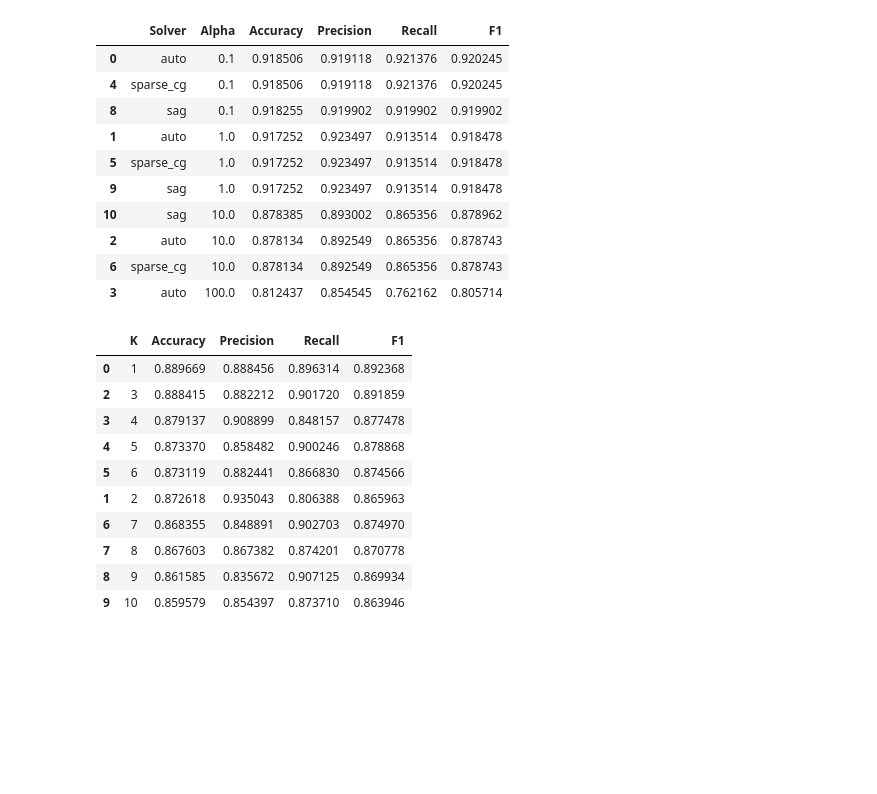
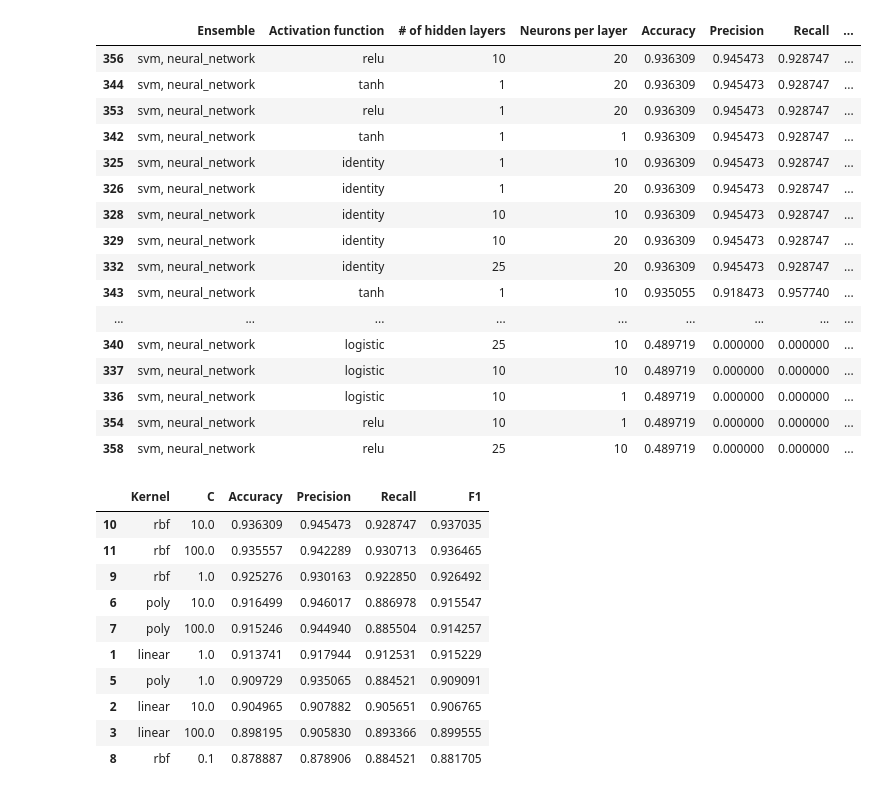
Before and after one commit to Roan-Schellingerhout/YouTube_conspiracy_paper, a Jupyter notebook: Results/Hyperparameters.ipynb, the cells around one changed output. Saved outputs shown, nothing was run; the diff lists cells and outputs as text; code cells hidden in the pictures; blank space fills up the shorter version.

Commit message:
Display optimal ensembles and plot hyperparameter tuning results

```diff
--- a/Results/Hyperparameters.ipynb
+++ b/Results/Hyperparameters.ipynb
@@ -59,28 +5,41 @@ pd.read_csv("logistic_regression.csv").sort_values("Accuracy", ascending=False).
-# %%
-pd.read_csv("ridge_classification.csv").sort_values("Accuracy", ascending=False).drop("Unnamed: 0", axis=1).head(10)
-# %% [output]
-|  | Solver | Alpha | Accuracy | Precision | Recall | F1 |
-| 0 | auto | 0.1 | 0.918506 | 0.919118 | 0.921376 | 0.920245 |
-| 4 | sparse_cg | 0.1 | 0.918506 | 0.919118 | 0.921376 | 0.920245 |
-| 8 | sag | 0.1 | 0.918255 | 0.919902 | 0.919902 | 0.919902 |
-| 1 | auto | 1.0 | 0.917252 | 0.923497 | 0.913514 | 0.918478 |
-| 5 | sparse_cg | 1.0 | 0.917252 | 0.923497 | 0.913514 | 0.918478 |
-| 9 | sag | 1.0 | 0.917252 | 0.923497 | 0.913514 | 0.918478 |
-| 10 | sag | 10.0 | 0.878385 | 0.893002 | 0.865356 | 0.878962 |
-| 2 | auto | 10.0 | 0.878134 | 0.892549 | 0.865356 | 0.878743 |
-| 6 | sparse_cg | 10.0 | 0.878134 | 0.892549 | 0.865356 | 0.878743 |
-| 3 | auto | 100.0 | 0.812437 | 0.854545 | 0.762162 | 0.805714 |
-# %%
-pd.read_csv("k-nearest_neighbors.csv").sort_values("Accuracy", ascending=False).drop("Unnamed: 0", axis=1).head(10)
-# %% [output]
-|  | K | Accuracy | Precision | Recall | F1 |
-| 0 | 1 | 0.889669 | 0.888456 | 0.896314 | 0.892368 |
-| 2 | 3 | 0.888415 | 0.882212 | 0.901720 | 0.891859 |
-| 3 | 4 | 0.879137 | 0.908899 | 0.848157 | 0.877478 |
-| 4 | 5 | 0.873370 | 0.858482 | 0.900246 | 0.878868 |
-| 5 | 6 | 0.873119 | 0.882441 | 0.866830 | 0.874566 |
-| 1 | 2 | 0.872618 | 0.935043 | 0.806388 | 0.865963 |
-| 6 | 7 | 0.868355 | 0.848891 | 0.902703 | 0.874970 |
-| 7 | 8 | 0.867603 | 0.867382 | 0.874201 | 0.870778 |
-| 8 | 9 | 0.861585 | 0.835672 | 0.907125 | 0.869934 |
-| 9 | 10 | 0.859579 | 0.854397 | 0.873710 | 0.863946 |
+# %%
+ensemble = pd.read_csv("ensembles.csv").sort_values("Accuracy", ascending=False).drop("Unnamed: 0", axis=1)
+svm = pd.read_csv("support-vector_machine.csv").sort_values("Accuracy", ascending=False).drop("Unnamed: 0", axis=1)
+nn = pd.read_csv("neural_network.csv").sort_values("Accuracy", ascending=False).drop("Unnamed: 0", axis=1)
+ridge = pd.read_csv("ridge_classification.csv").sort_values("Accuracy", ascending=False).drop("Unnamed: 0", axis=1)
+logr = pd.read_csv("logistic_regression.csv").sort_values("Accuracy", ascending=False).drop("Unnamed: 0", axis=1)
+knn = pd.read_csv("k-nearest_neighbors.csv").sort_values("Accuracy", ascending=False).drop("Unnamed: 0", axis=1)
+# %%
+ensemble[ensemble["Ensemble"] == "svm, neural_network"]
+# %% [output]
+|  | Ensemble | Activation function | # of hidden layers | Neurons per layer | Accuracy | Precision | Recall | ... |
+| 356 | svm, neural_network | relu | 10 | 20 | 0.936309 | 0.945473 | 0.928747 | ... |
+| 344 | svm, neural_network | tanh | 1 | 20 | 0.936309 | 0.945473 | 0.928747 | ... |
+| 353 | svm, neural_network | relu | 1 | 20 | 0.936309 | 0.945473 | 0.928747 | ... |
+| 342 | svm, neural_network | tanh | 1 | 1 | 0.936309 | 0.945473 | 0.928747 | ... |
+| 325 | svm, neural_network | identity | 1 | 10 | 0.936309 | 0.945473 | 0.928747 | ... |
+| 326 | svm, neural_network | identity | 1 | 20 | 0.936309 | 0.945473 | 0.928747 | ... |
+| 328 | svm, neural_network | identity | 10 | 10 | 0.936309 | 0.945473 | 0.928747 | ... |
+| 329 | svm, neural_network | identity | 10 | 20 | 0.936309 | 0.945473 | 0.928747 | ... |
+| 332 | svm, neural_network | identity | 25 | 20 | 0.936309 | 0.945473 | 0.928747 | ... |
+| 343 | svm, neural_network | tanh | 1 | 10 | 0.935055 | 0.918473 | 0.957740 | ... |
+| ... | ... | ... | ... | ... | ... | ... | ... | ... |
+| 340 | svm, neural_network | logistic | 25 | 10 | 0.489719 | 0.000000 | 0.000000 | ... |
+| 337 | svm, neural_network | logistic | 10 | 10 | 0.489719 | 0.000000 | 0.000000 | ... |
+| 336 | svm, neural_network | logistic | 10 | 1 | 0.489719 | 0.000000 | 0.000000 | ... |
+| 354 | svm, neural_network | relu | 10 | 1 | 0.489719 | 0.000000 | 0.000000 | ... |
+| 358 | svm, neural_network | relu | 25 | 10 | 0.489719 | 0.000000 | 0.000000 | ... |
+# %%
+svm.head(10)
+# %% [output]
+|  | Kernel | C | Accuracy | Precision | Recall | F1 |
+| 10 | rbf | 10.0 | 0.936309 | 0.945473 | 0.928747 | 0.937035 |
+| 11 | rbf | 100.0 | 0.935557 | 0.942289 | 0.930713 | 0.936465 |
+| 9 | rbf | 1.0 | 0.925276 | 0.930163 | 0.922850 | 0.926492 |
+| 6 | poly | 10.0 | 0.916499 | 0.946017 | 0.886978 | 0.915547 |
+| 7 | poly | 100.0 | 0.915246 | 0.944940 | 0.885504 | 0.914257 |
+| 1 | linear | 1.0 | 0.913741 | 0.917944 | 0.912531 | 0.915229 |
+| 5 | poly | 1.0 | 0.909729 | 0.935065 | 0.884521 | 0.909091 |
+| 2 | linear | 10.0 | 0.904965 | 0.907882 | 0.905651 | 0.906765 |
+| 3 | linear | 100.0 | 0.898195 | 0.905830 | 0.893366 | 0.899555 |
+| 8 | rbf | 0.1 | 0.878887 | 0.878906 | 0.884521 | 0.881705 |
```
Also changed, not shown: parts of 11 cells of this notebook, 1 other file.
